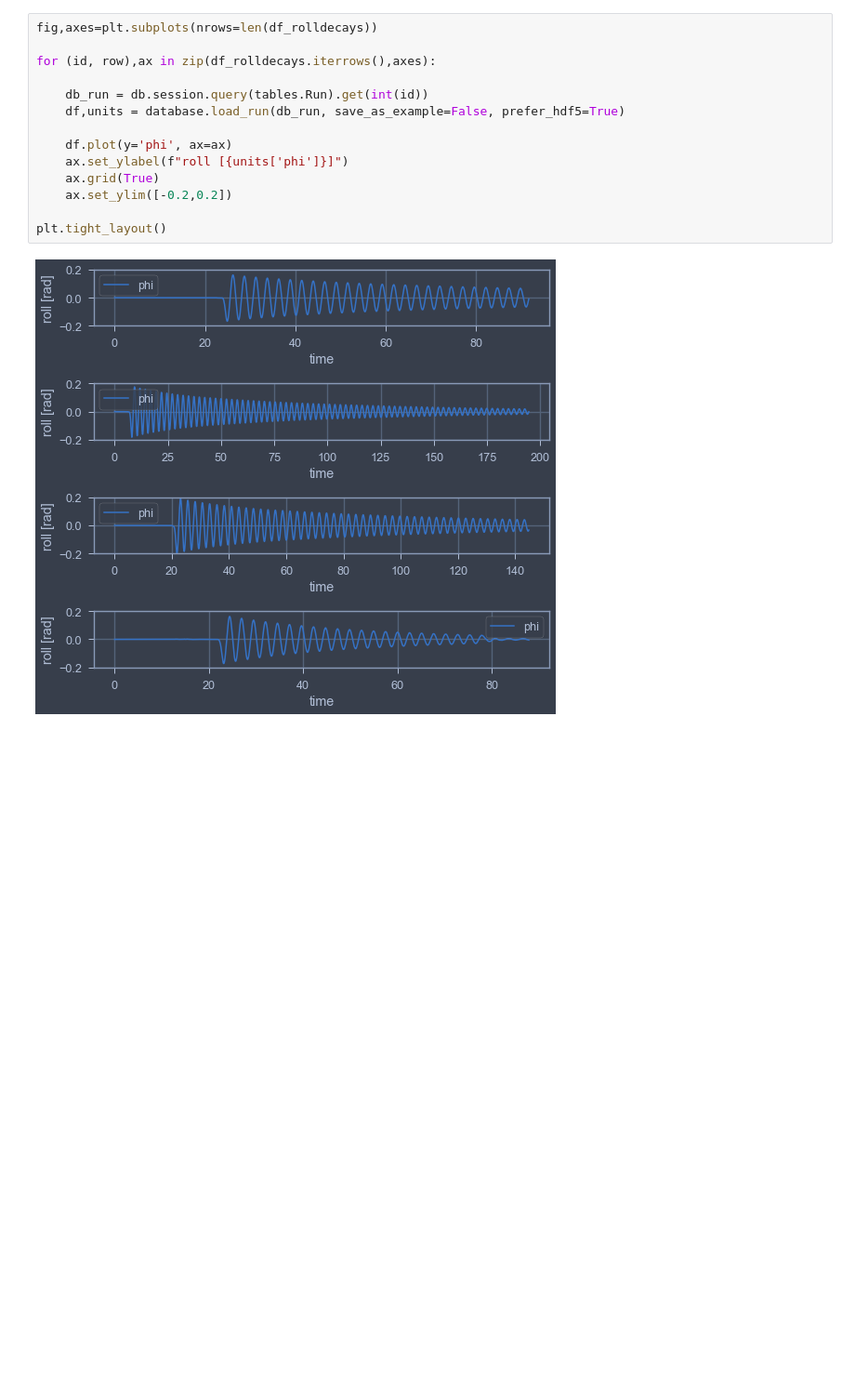
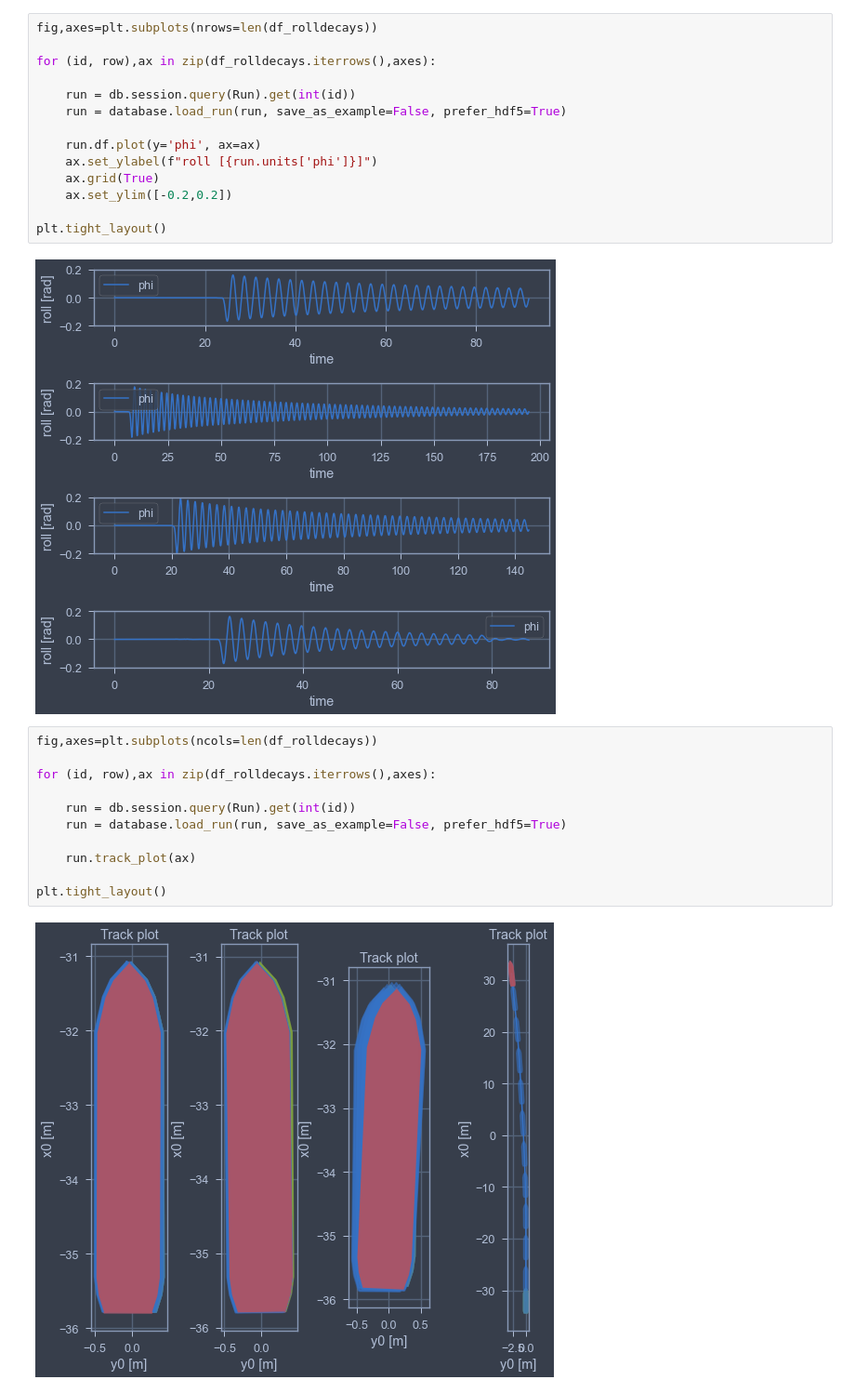
Before and after one commit to martinlarsalbert/Prediction-of-roll-motion-using-fully-nonlinear-potential-flow-and-Ikedas-method, a Jupyter notebook: notebooks/01.1_select_suitable_MDL_test.ipynb, the cells around one changed output. Shown at 93% size. Cells and saved outputs as stored; diff of their text form; blank space fills up the shorter version.

```diff
--- a/notebooks/01.1_select_suitable_MDL_test.ipynb
+++ b/notebooks/01.1_select_suitable_MDL_test.ipynb
@@ -96,14 +99,27 @@ fig,axes=plt.subplots(nrows=len(df_rolldecays))
 
 for (id, row),ax in zip(df_rolldecays.iterrows(),axes):
 
-    db_run = db.session.query(tables.Run).get(int(id))
-    df,units = database.load_run(db_run, save_as_example=False, prefer_hdf5=True)
+    run = db.session.query(Run).get(int(id))
+    run = database.load_run(run, save_as_example=False, prefer_hdf5=True)
 
-    df.plot(y='phi', ax=ax)
-    ax.set_ylabel(f"roll [{units['phi']}]")
+    run.df.plot(y='phi', ax=ax)
+    ax.set_ylabel(f"roll [{run.units['phi']}]")
     ax.grid(True)
     ax.set_ylim([-0.2,0.2])
 
 plt.tight_layout()
 # %% [output]
 [figure]
+# %%
+fig,axes=plt.subplots(ncols=len(df_rolldecays))
+
+for (id, row),ax in zip(df_rolldecays.iterrows(),axes):
+
+    run = db.session.query(Run).get(int(id))
+    run = database.load_run(run, save_as_example=False, prefer_hdf5=True)
+
+    run.track_plot(ax)
+
+plt.tight_layout()
+# %% [output]
+[figure, added]
```
Also changed, not shown: parts of 27 cells of this notebook, 1 other file.
